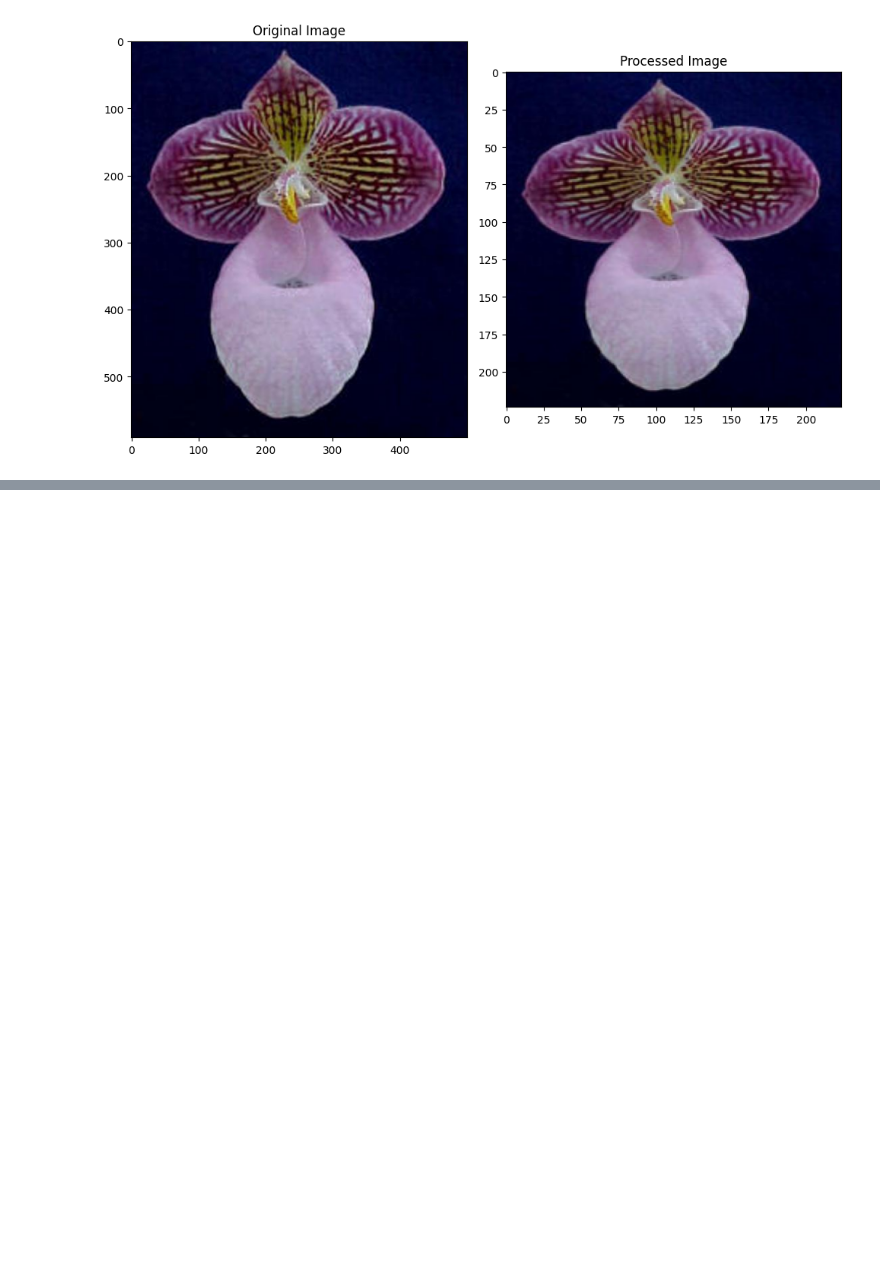
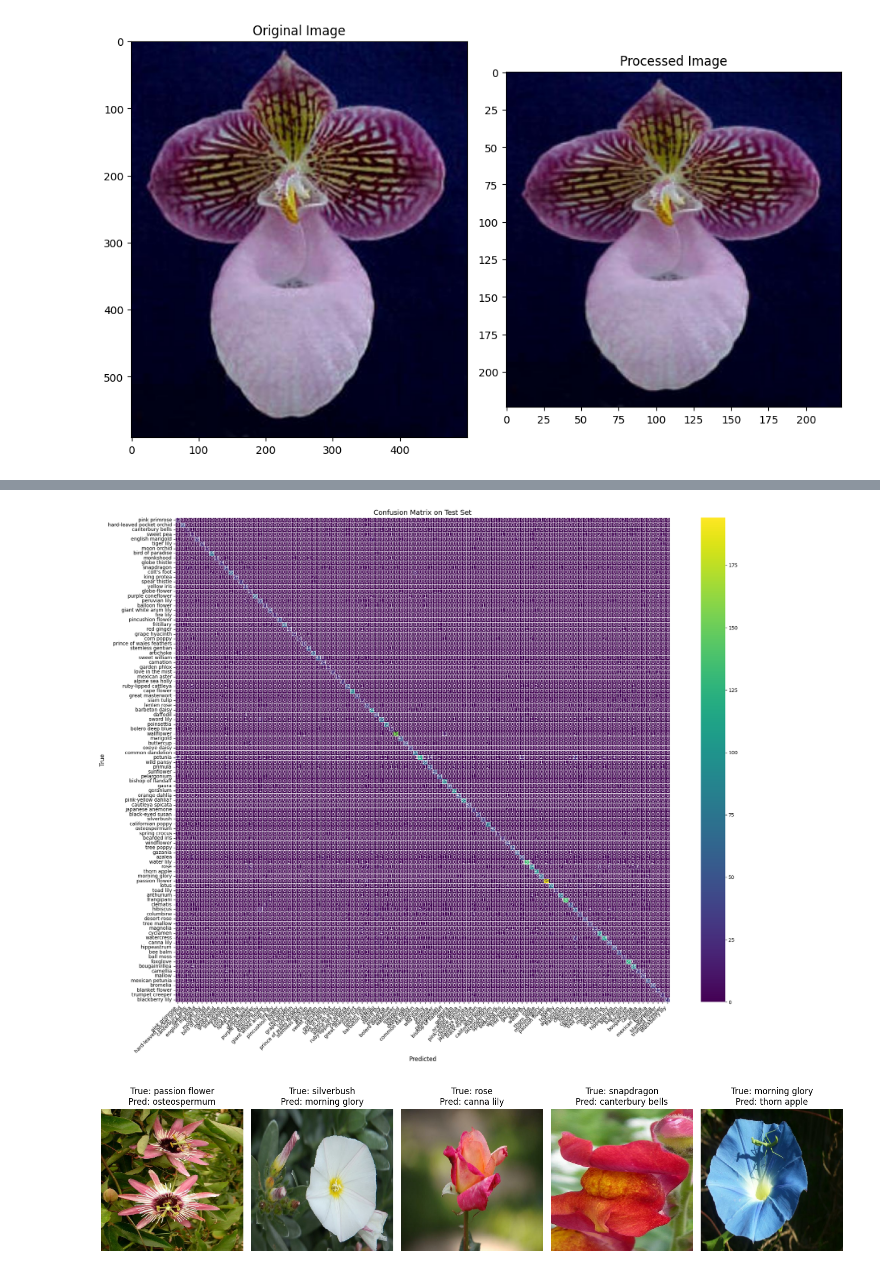
Before and after one commit to Mohab9915/Flower-Classefier, a Jupyter notebook: Flower_Classifier.ipynb, the cells around one changed output, grey strips where cells are left out. Saved outputs shown, nothing was run; the diff lists cells and outputs as text; code cells hidden in the pictures; blank space fills up the shorter version.

Commit message:
Applied the model on the test set

```diff
--- a/Flower_Classifier.ipynb
+++ b/Flower_Classifier.ipynb
@@ -191,0 +194,11 @@ plt.show()
+# %%
+import seaborn as sns
+from sklearn.metrics import confusion_matrix
+
+y_pred = []
+y_true = []
+
+for images, labels in test_batches:
+    predictions = model.predict(images)
+    y_pred.extend(np.argmax(predictions, axis=1))
+    y_true.extend(labels.numpy())
@@ -192,3 +223,44 @@ plt.show()
+# %%
+plt.figure(figsize=(20, 16))
+
+cm = confusion_matrix(y_true, y_pred)
+cm_normalized = cm.astype('float') / cm.sum(axis=1)[:, np.newaxis]
+
+sns.heatmap(
+    cm,
+    annot=True,
+    fmt='d',
+    cmap='viridis',
+    xticklabels=class_names,
+    yticklabels=class_names,
+    annot_kws={'size': 10},
+    linewidths=0.5
+    )
+
+plt.title('Confusion Matrix on Test Set', fontsize=14)
+plt.xlabel('Predicted', fontsize=12)
+plt.ylabel('True', fontsize=12)
+plt.xticks(rotation=45, ha='right', fontsize=10)
+plt.yticks(rotation=0, fontsize=10)
+plt.tight_layout()
+plt.show()
+
+misclassified_indices = np.where(np.array(y_pred) != np.array(y_true))[0]
+
+plt.figure(figsize=(15, 5))
+for i, idx in enumerate(misclassified_indices[:5]):
+    plt.subplot(1, 5, i+1)
+    for images, labels in test_batches:
+        if idx < len(images):
+            plt.imshow(images[idx])
+            plt.title(f'True: {class_names[y_true[idx]]}\nPred: {class_names[y_pred[idx]]}')
+            plt.axis('off')
+            break
+plt.tight_layout()
+plt.show()
+# %% [output]
+[figure, added]
+[figure, added]
 # %%
 
 def predict(image_path, model, top_k=5):
```
Also changed, not shown: parts of 5 cells of this notebook.
